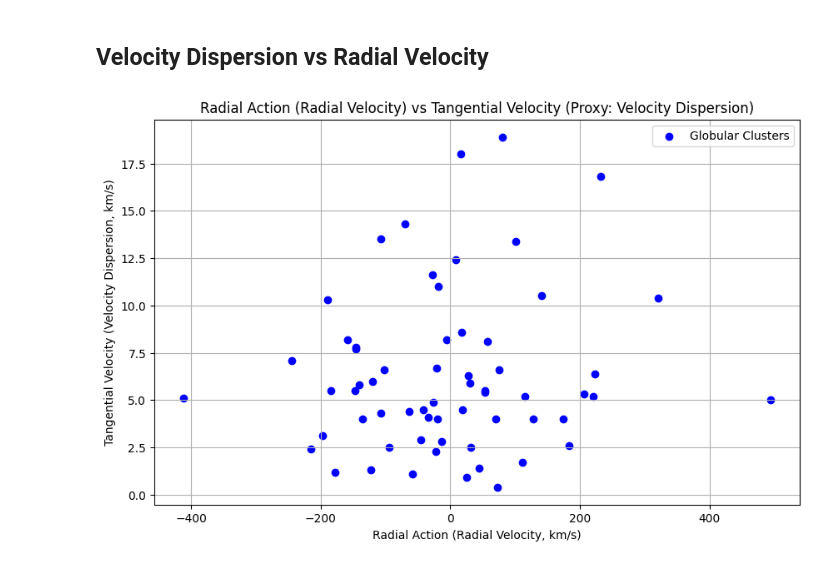
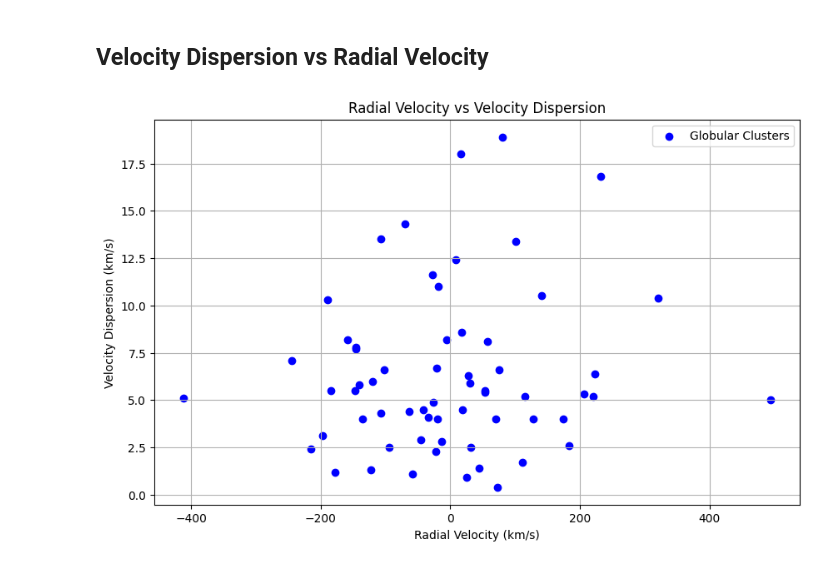
Before and after one commit to Shmu9/gc_accretion, a Jupyter notebook: dynamics.ipynb, the cells around one changed output. Cells and saved outputs as stored; diff of their text form; code cells hidden in the pictures.

```diff
--- a/dynamics.ipynb
+++ b/dynamics.ipynb
@@ -213,32 +213,32 @@ Index(['ID', 'Name', 'RA', 'DEC', 'L', 'B', 'R_Sun', 'R_gc', 'X', 'Y', 'Z',
 # %%
 import pandas as pd
 import numpy as np
 import matplotlib.pyplot as plt
 
 # Load the Harris Part I and III data
 harris_part1 = pd.read_csv('data/Option 1/HarrisPartI.csv')
 harris_part3 = pd.read_csv('data/Option 1/HarrisPartIII.csv')
 
 # Merge the relevant data based on the 'ID' column (Cluster identification)
 merged_data = pd.merge(harris_part1, harris_part3, on="ID")
 
 # Use radial velocity (v_r) from Part III
 V_r = merged_data['v_r']
 
 # Estimate tangential velocity using velocity dispersion (sig_v) as a proxy
 V_t = merged_data['sig_v']
 
 # Remove any rows with missing or NaN values for velocity dispersion
 valid_data = merged_data[~merged_data['sig_v'].isna()]
 
 # Plotting Radial Action (v_r) vs Tangential Velocity (using sig_v as a proxy)
 plt.figure(figsize=(10, 6))
 plt.scatter(valid_data['v_r'], valid_data['sig_v'], c='b', label='Globular Clusters')
-plt.title('Radial Action (Radial Velocity) vs Tangential Velocity (Proxy: Velocity Dispersion)')
-plt.xlabel('Radial Action (Radial Velocity, km/s)')
-plt.ylabel('Tangential Velocity (Velocity Dispersion, km/s)')
+plt.title('Radial Velocity vs Velocity Dispersion')
+plt.xlabel('Radial Velocity (km/s)')
+plt.ylabel('Velocity Dispersion (km/s)')
 plt.grid(True)
 plt.legend()
 plt.show()
 # %% [output]
-[figure, old version]
+[figure, new version]
```
